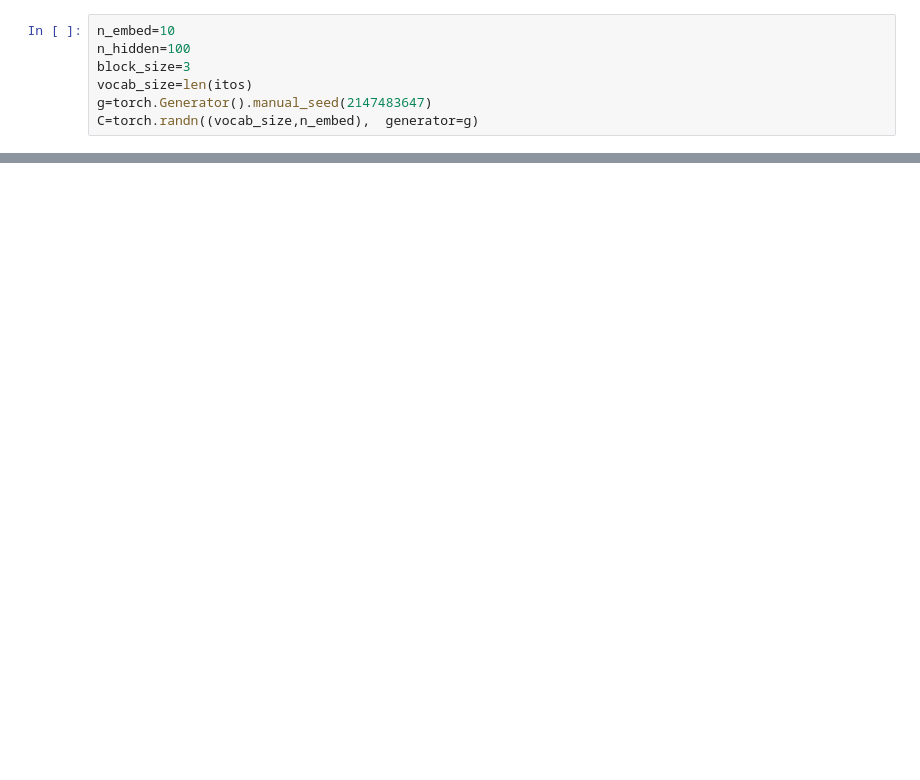
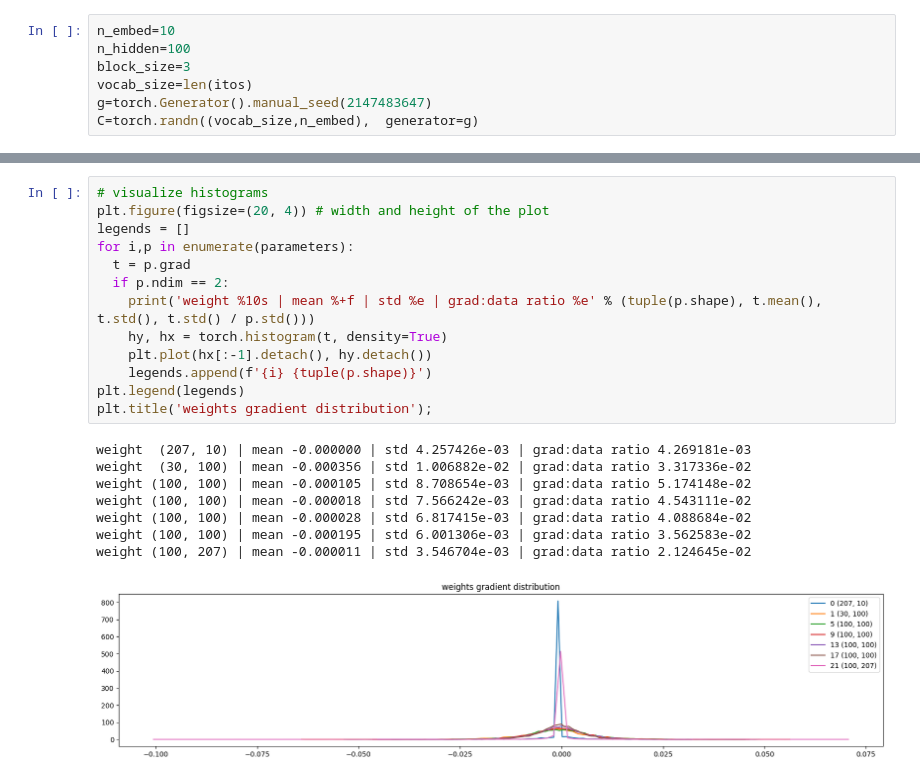
Before and after one commit to NathanaelTamirat/Amharic-name-like, a Jupyter notebook: pytorchfied_eng.ipynb, the cells around one changed output, grey strips where cells are left out. Saved outputs shown, nothing was run; the diff lists cells and outputs as text; blank space fills up the shorter version.

```diff
--- a/pytorchfied_eng.ipynb
+++ b/pytorchfied_eng.ipynb
@@ -166,0 +194,22 @@ for i in range(max_steps):
+# %%
+# visualize histograms
+plt.figure(figsize=(20, 4)) # width and height of the plot
+legends = []
+for i,p in enumerate(parameters):
+  t = p.grad
+  if p.ndim == 2:
+    print('weight %10s | mean %+f | std %e | grad:data ratio %e' % (tuple(p.shape), t.mean(), t.std(), t.std() / p.std()))
+    hy, hx = torch.histogram(t, density=True)
+    plt.plot(hx[:-1].detach(), hy.detach())
+    legends.append(f'{i} {tuple(p.shape)}')
+plt.legend(legends)
+plt.title('weights gradient distribution');
+# %% [output]
+weight  (207, 10) | mean -0.000000 | std 4.257426e-03 | grad:data ratio 4.269181e-03
+weight  (30, 100) | mean -0.000356 | std 1.006882e-02 | grad:data ratio 3.317336e-02
+weight (100, 100) | mean -0.000105 | std 8.708654e-03 | grad:data ratio 5.174148e-02
+weight (100, 100) | mean -0.000018 | std 7.566242e-03 | grad:data ratio 4.543111e-02
+weight (100, 100) | mean -0.000028 | std 6.817415e-03 | grad:data ratio 4.088684e-02
+weight (100, 100) | mean -0.000195 | std 6.001306e-03 | grad:data ratio 3.562583e-02
+weight (100, 207) | mean -0.000011 | std 3.546704e-03 | grad:data ratio 2.124645e-02
+[figure, added]
```
Also changed, not shown: parts of 7 cells of this notebook, 1 other file.
